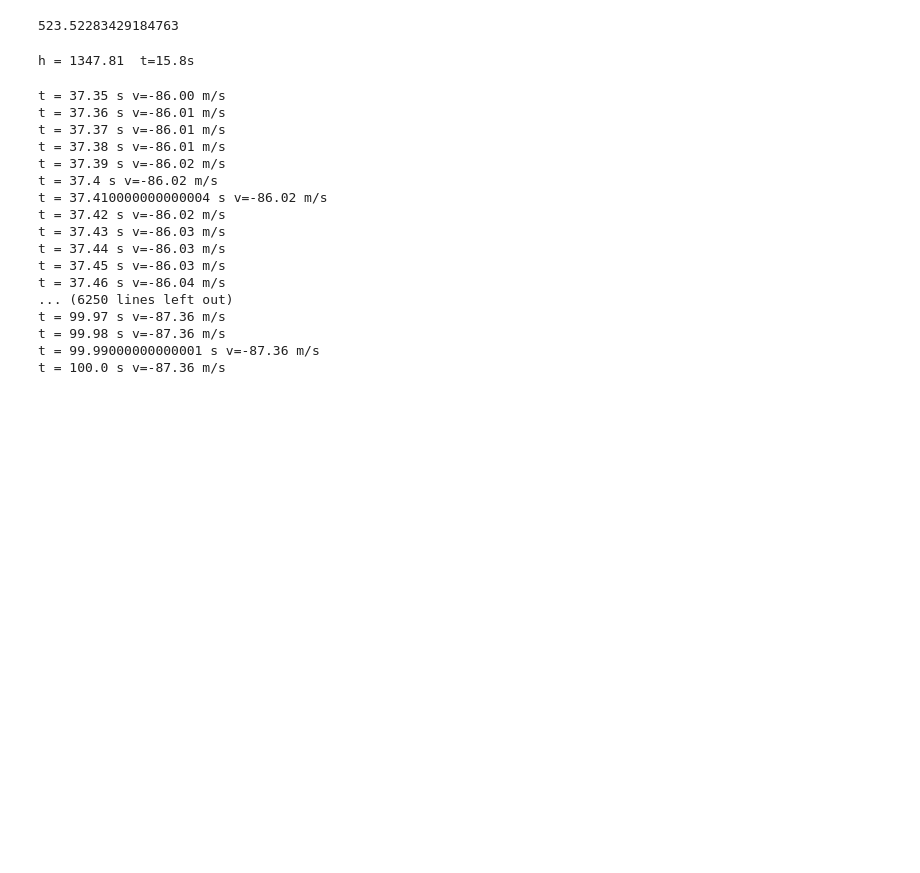
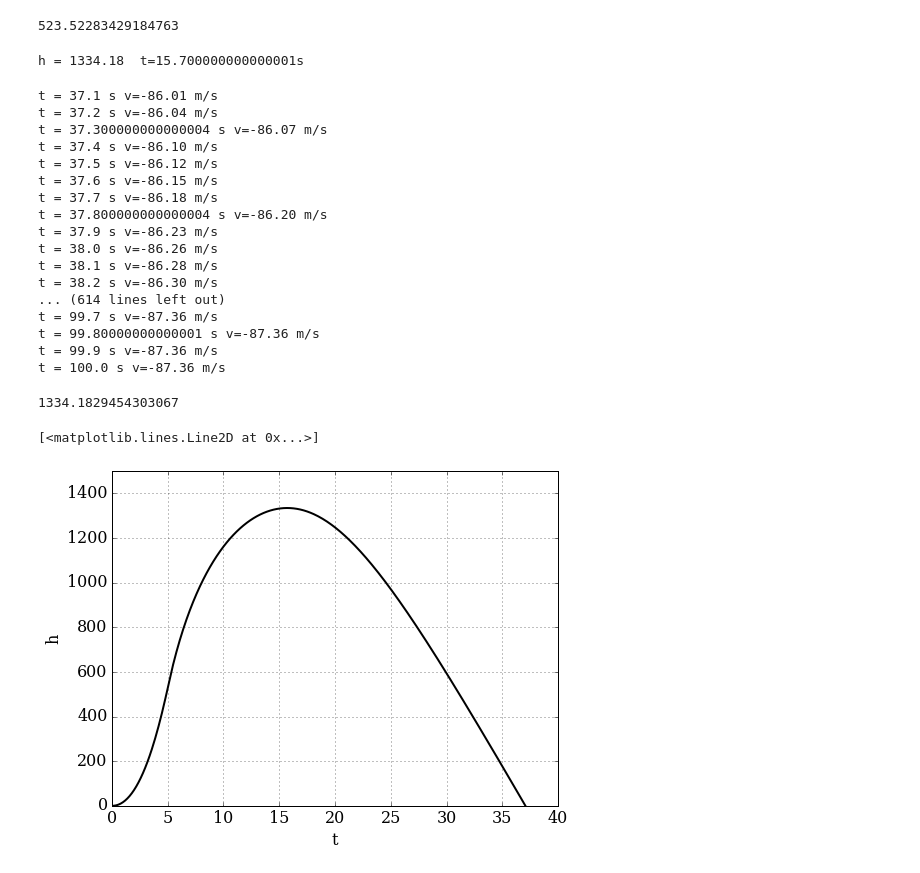
Before and after one commit to james901004/6286, a Jupyter notebook: rocket.ipynb, the cells around one changed output. Drawn from its saved outputs; the diff is of its cells as text; code cells hidden in the pictures; blank space fills up the shorter version.

Commit message:
add figures

```diff
--- a/rocket.ipynb
+++ b/rocket.ipynb
@@ -69,10 +69,12 @@ def mpdot(t):
     else:
         return 0.
 # %%
-mp = numpy.zeros(N)
+mp = numpy.empty(N)
 for n in range (N):
-    if n <= 5/dt:
+    if n < 5/dt:
         mp[n] = mp0 - mpdot(n*dt)*n*dt
+    else:
+        mp[n]=0
 # %%
 print (mp[int(3.2/dt)])
 # %% [output]
@@ -97,26 +99,41 @@ for n in range(N):
         print ('h = {:.2f} '.format(u[n, 0]),'t={}s'. format(n*dt))
         break
 # %% [output]
-h = 1347.81  t=15.8s
+h = 1334.18  t=15.700000000000001s
 # %%
 for n in range (1,N):
     if u[n,0] < 0:
         print ('t = {} s'.format(n*dt), 'v={:.2f} m/s'. format(u[n,1]))
 # %% [output]
-t = 37.35 s v=-86.00 m/s
-t = 37.36 s v=-86.01 m/s
-t = 37.37 s v=-86.01 m/s
-t = 37.38 s v=-86.01 m/s
-t = 37.39 s v=-86.02 m/s
-t = 37.4 s v=-86.02 m/s
-t = 37.410000000000004 s v=-86.02 m/s
-t = 37.42 s v=-86.02 m/s
-t = 37.43 s v=-86.03 m/s
-t = 37.44 s v=-86.03 m/s
-t = 37.45 s v=-86.03 m/s
-t = 37.46 s v=-86.04 m/s
-... (6250 lines left out)
-t = 99.97 s v=-87.36 m/s
-t = 99.98 s v=-87.36 m/s
-t = 99.99000000000001 s v=-87.36 m/s
+t = 37.1 s v=-86.01 m/s
+t = 37.2 s v=-86.04 m/s
+t = 37.300000000000004 s v=-86.07 m/s
+t = 37.4 s v=-86.10 m/s
+t = 37.5 s v=-86.12 m/s
+t = 37.6 s v=-86.15 m/s
+t = 37.7 s v=-86.18 m/s
+t = 37.800000000000004 s v=-86.20 m/s
+t = 37.9 s v=-86.23 m/s
+t = 38.0 s v=-86.26 m/s
+t = 38.1 s v=-86.28 m/s
+t = 38.2 s v=-86.30 m/s
+... (614 lines left out)
+t = 99.7 s v=-87.36 m/s
+t = 99.80000000000001 s v=-87.36 m/s
+t = 99.9 s v=-87.36 m/s
 t = 100.0 s v=-87.36 m/s
+# %%
+max(h)
+# %% [output]
+1334.1829454303067
+# %%
+pyplot.figure(figsize = (8,6))
+pyplot.grid(True)
+pyplot.ylim(0,1500)
+pyplot.xlim(0,40)
+pyplot.xlabel(r't')
+pyplot.ylabel(r'h')
+pyplot.plot(t,h,'k-',lw=2)
+# %% [output]
+[<matplotlib.lines.Line2D at 0x...>]
+[figure, added]
```
Also changed, not shown: parts of 2 cells of this notebook.
